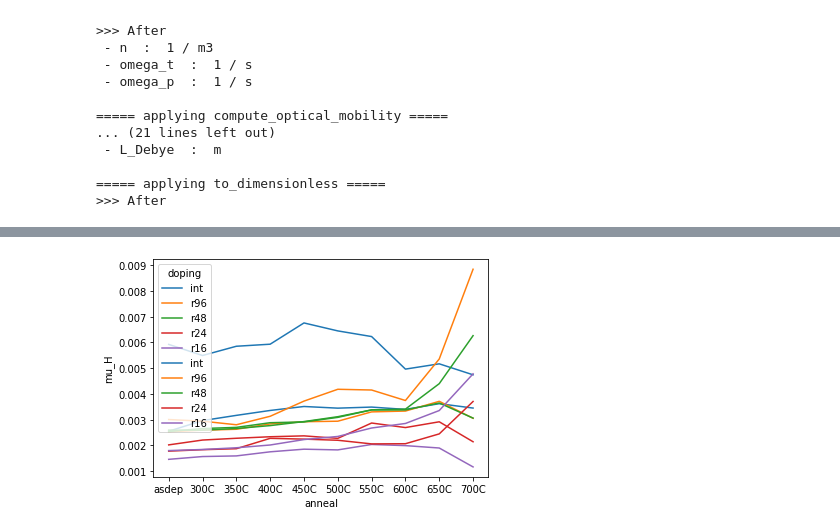
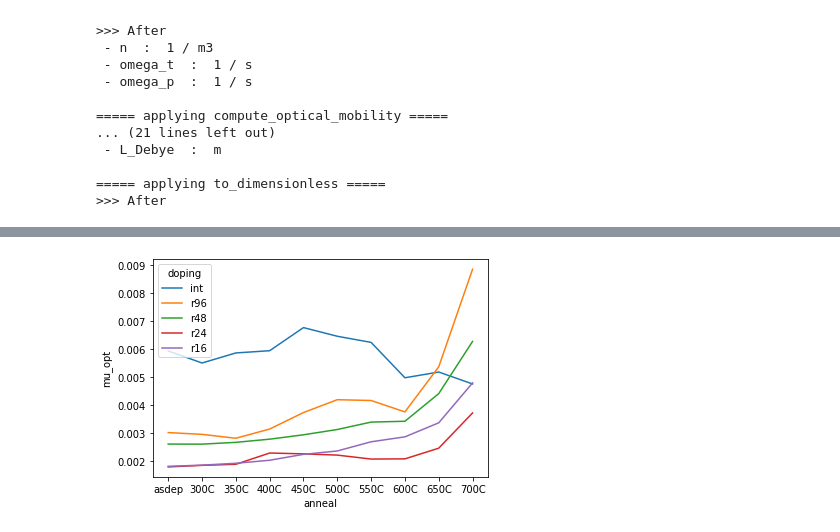
Before and after one commit to peltBartvan/msc-thesis, a Jupyter notebook: scripts/analysis.ipynb, the cells around one changed output, grey strips where cells are left out. Drawn from its saved outputs; the diff is of its cells as text; code cells hidden in the pictures.

```diff
--- a/scripts/analysis.ipynb
+++ b/scripts/analysis.ipynb
@@ -159,25 +158,25 @@ df = (idf
 # %%
 if __name__ == '__main__':
    # from matplotlib import pyplot as plt
     import seaborn as sns
     fig, ax = plt.subplots()
     sns.lineplot(
         x = 'anneal',
         y = 'mu_H',
         hue = 'doping',
-        #style = 'anneal',
-        data = df[df.capping == 'cap'],
+        #style = 'cap',
+        data = df[df.capping == 'capo'],
         )
     sns.lineplot(
         x = 'anneal',
         y = 'mu_opt',
         hue = 'doping',
         #hue = 'anneal',
         data = df[df.capping == 'cap'],
     )
 # %% [output]
 [interactive output not drawn]
-[figure, old version]
+[figure, new version]
 # %%
 if __name__ == '__main__':
     import seaborn as sns
```
Also changed, not shown: parts of 3 cells of this notebook, 7 other files.
